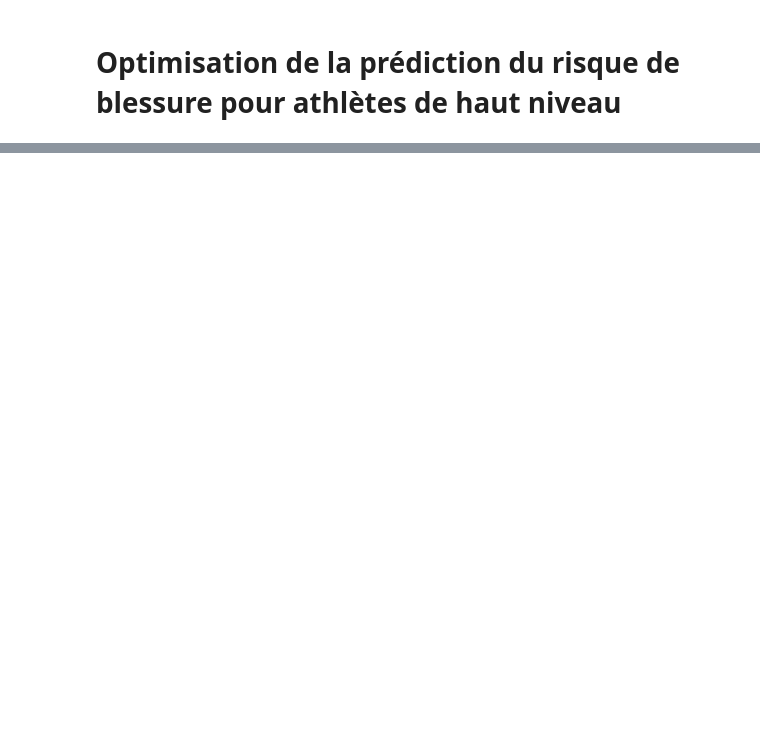
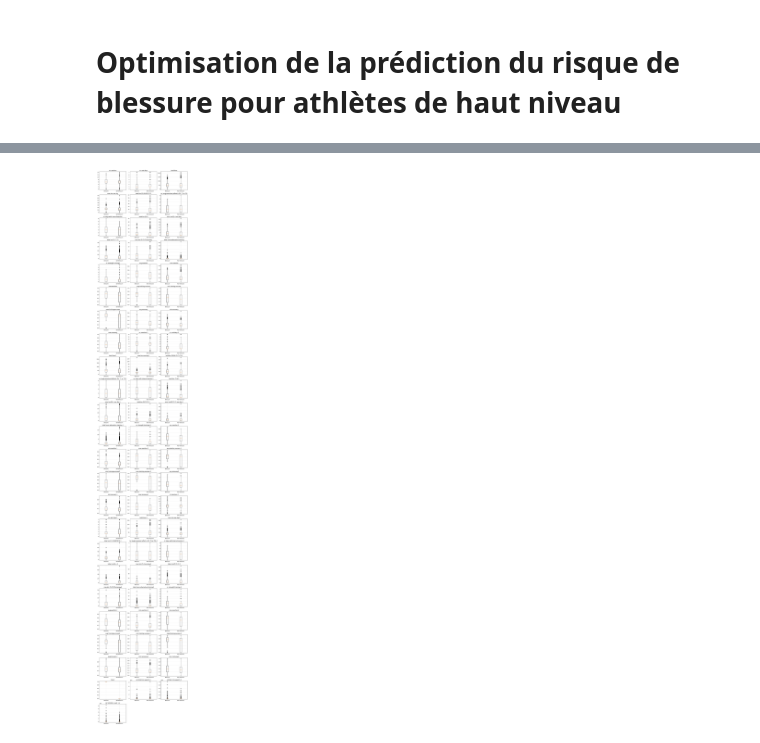
Before and after one commit to GaranceLevy/Projet-Optim, a Jupyter notebook: Projet_Optimisation_Alyssa_+_Garance.ipynb, the cells around one changed output, grey strips where cells are left out. Drawn from its saved outputs; the diff is of its cells as text; code cells hidden in the pictures; blank space fills up the shorter version.

```diff
--- a/Projet_Optimisation_Alyssa_+_Garance.ipynb
+++ b/Projet_Optimisation_Alyssa_+_Garance.ipynb
@@ -262,0 +220,39 @@ Nous définissons notre $f$ ainsi que sa fonction gradient, qui retourne un él
+# %%
+""" Premiere visualisation des données selon les deux catégories """
+def plot_boxplots_by_group(df1, df0, group_labels=("Blessure", "Non-blessure"), cols=3):
+    import matplotlib.pyplot as plt
+    import math
+    import pandas as pd
+
+    df1_ = df1.copy()
+    df1_["group"] = group_labels[0]
+
+    df0_ = df0.copy()
+    df0_["group"] = group_labels[1]
+
+    df = pd.concat([df1_, df0_], ignore_index=True)
+    num_vars = df.select_dtypes(include="number").columns
+
+    n = len(num_vars)
+    rows = math.ceil(n / cols)
+
+    plt.figure(figsize=(4 * cols, 3 * rows))
+
+    for i, var in enumerate(num_vars, 1):
+        plt.subplot(rows, cols, i)
+
+        data = [
+            df[df["group"] == group_labels[0]][var].dropna(),
+            df[df["group"] == group_labels[1]][var].dropna()
+        ]
+
+        plt.boxplot(data, tick_labels=group_labels)
+        plt.title(var)
+        plt.grid(alpha=0.3)
+
+    plt.tight_layout()
+    plt.show()
+# %%
+plot_boxplots_by_group(df1, df0)
+# %% [output]
+[figure, added]
```
Also changed, not shown: parts of 196 cells of this notebook.
